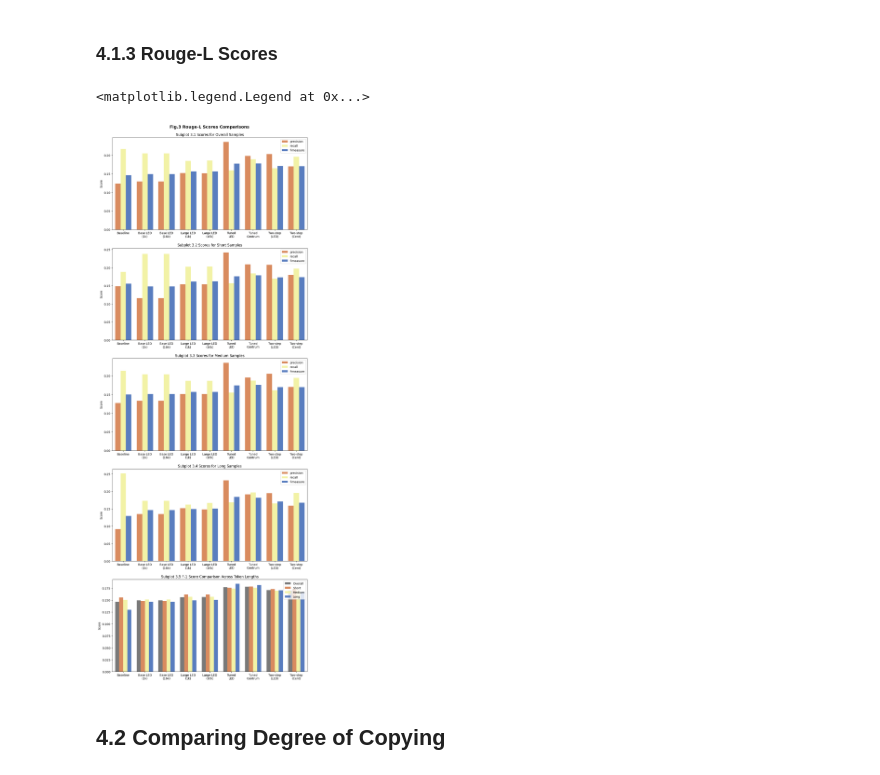
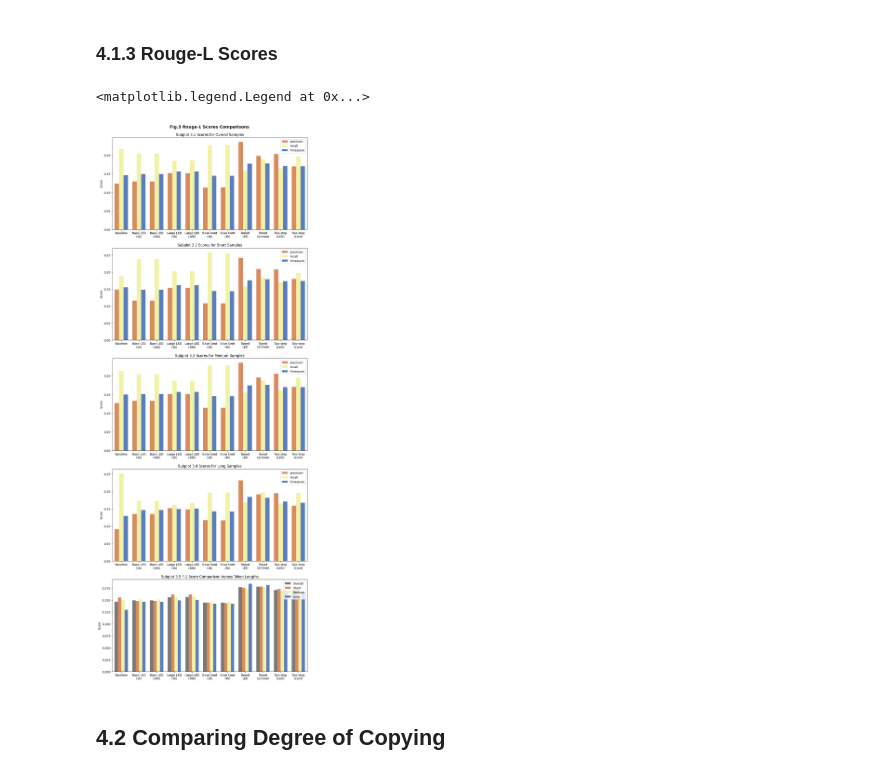
Before and after one commit to Lukaliu90/w266_final_project, a Jupyter notebook: Justin_Working_File/Evaluation_by_token_length.ipynb, the cells around one changed output. Drawn from its saved outputs; the diff is of its cells as text; code cells hidden in the pictures.

Commit message:
Added baseline Centrum results

```diff
--- a/Justin_Working_File/Evaluation_by_token_length.ipynb
+++ b/Justin_Working_File/Evaluation_by_token_length.ipynb
@@ -335,9 +325,15 @@ scores['2Step_Centrum'] = score_evalautor(answers)
+# %%
+scores['BaseCentrum_4096'] = score_evalautor(answers)
 # %% [markdown]
 ## 3.3 Saving Results
 # %%
 # Saving the scores dictionary
 with open("misc_data/score_comparisons.pkl", "wb") as f:
     pickle.dump(scores, f)
+# %%
+# Saving the scores dictionary (after adding base centrum on 9 April)
+with open("misc_data/score_comparisons_9April.pkl", "wb") as f:
+    pickle.dump(reordered_scores, f)
 # %%
 # Converting to a dataframe for saving as well
 scores_df = pd.DataFrame()
@@ -362,7 +358,7 @@ for model in scores.keys():
 
 scores_df.reset_index()
 
-with open("misc_data/score_comparisons_df.pkl", "wb") as f:
+with open("misc_data/score_comparisons_df_9Apr.pkl", "wb") as f:
     pickle.dump(scores_df, f)
 # %% [markdown]
 # 4. Comparing Results
@@ -571,6 +463,8 @@ for idx, subset in enumerate(['Overall', 'Short', 'Medium', 'Long']):
                                       'Base LED\n(16k)',
                                       'Large LED\n(1k)',
                                       'Large LED\n(16k)',
+                                      'Base Cent\n(1k)',
+                                      'Base Cent\n(4k)',
                                       'Tuned\nLED',
                                       'Tuned\nCentrum',
                                       'Two-step\n(LED)',
@@ -590,14 +484,16 @@ sns.barplot(data=sub_df2.loc[sub_df2['Prec/Recall/F1'] == "f-measure"],
 axes[4].set_title(f'Subplot 2.5 F-1 Score Comparison Across Token Lengths')
 axes[4].set(xlabel=None)
 axes[4].set_xticklabels(labels=['Baseline',
-                                  'Base LED\n(1k)',
-                                  'Base LED\n(16k)',
-                                  'Large LED\n(1k)',
-                                  'Large LED\n(16k)',
-                                  'Tuned\nLED',
-                                  'Tuned\nCentrum',
-                                  'Two-step\n(LED)',
-                                  'Two-step\n(Cent)'])
+                                'Base LED\n(1k)',
+                                'Base LED\n(16k)',
+                                'Large LED\n(1k)',
+                                'Large LED\n(16k)',
+                                'Base Cent\n(1k)',
+                                'Base Cent\n(4k)',
+                                'Tuned\nLED',
+                                'Tuned\nCentrum',
+                                'Two-step\n(LED)',
+                                'Two-step\n(Cent)'])
 axes[4].legend(loc=1)
 # %% [output]
 <matplotlib.legend.Legend at 0x...>
@@ -634,37 +530,41 @@ for idx, subset in enumerate(['Overall', 'Short', 'Medium', 'Long']):
                                       'Base LED\n(16k)',
                                       'Large LED\n(1k)',
                                       'Large LED\n(16k)',
+                                      'Base Cent\n(1k)',
+                                      'Base Cent\n(4k)',
                                       'Tuned\nLED',
                                       'Tuned\nCentrum',
                                       'Two-step\n(LED)',
                                       'Two-step\n(Cent)'])
     axes[idx].legend(loc=1)
 
 sns.barplot(data=sub_df3.loc[sub_df3['Prec/Recall/F1'] == "f-measure"],
             x="Model",
             y="Score",
             hue="Dataset",
             ax=axes[4],
             width=0.75,
             palette=[sns.color_palette("muted")[7],
                      sns.color_palette("muted")[1],
                      sns.color_palette("Paired")[10],
                      sns.color_palette("muted")[0]])
 axes[4].set_title(f'Subplot 3.5 F-1 Score Comparison Across Token Lengths')
 axes[4].set(xlabel=None)
 axes[4].set_xticklabels(labels=['Baseline',
                                   'Base LED\n(1k)',
                                   'Base LED\n(16k)',
                                   'Large LED\n(1k)',
                                   'Large LED\n(16k)',
+                                  'Base Cent\n(1k)',
+                                  'Base Cent\n(4k)',
                                   'Tuned\nLED',
                                   'Tuned\nCentrum',
                                   'Two-step\n(LED)',
                                   'Two-step\n(Cent)'])
 axes[4].legend(loc=1)
 # %% [output]
 <matplotlib.legend.Legend at 0x...>
-[figure, old version]
+[figure, new version]
 # %% [markdown]
 ## 4.2 Comparing Degree of Copying
 # %% [markdown]
```
Also changed, not shown: parts of 13 cells of this notebook, 1 other file.
